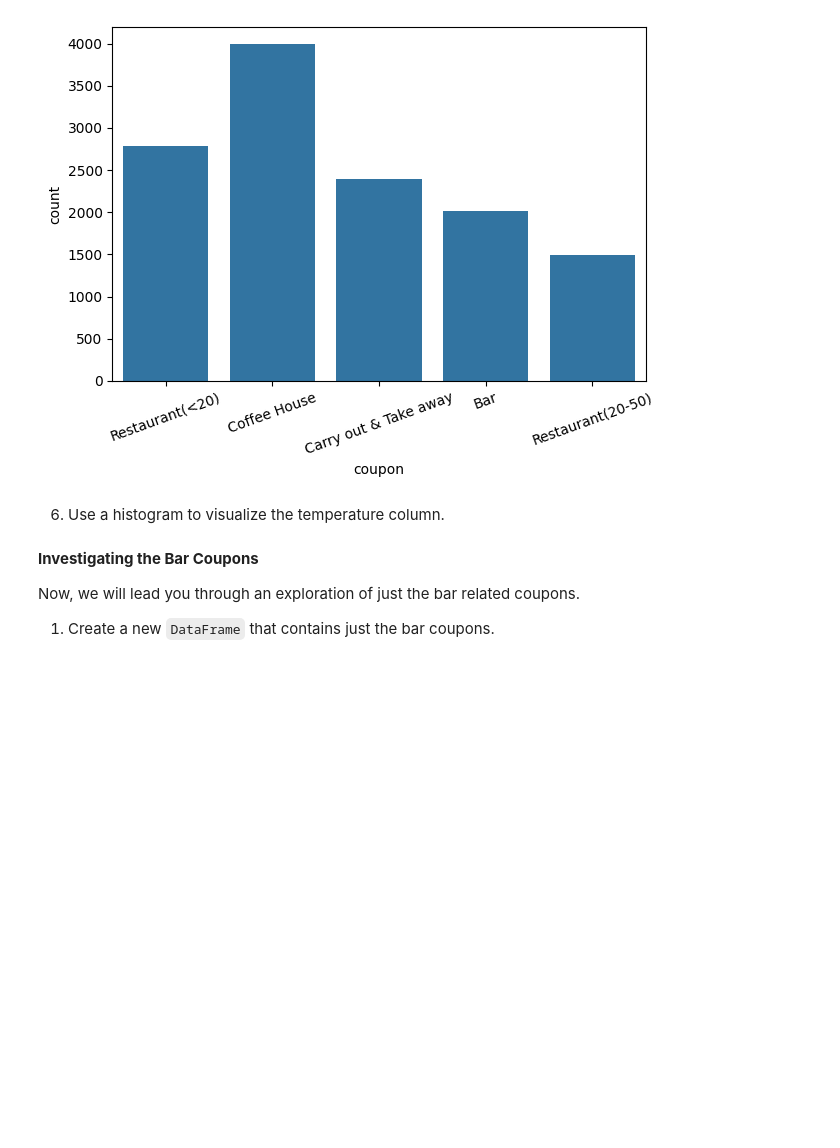
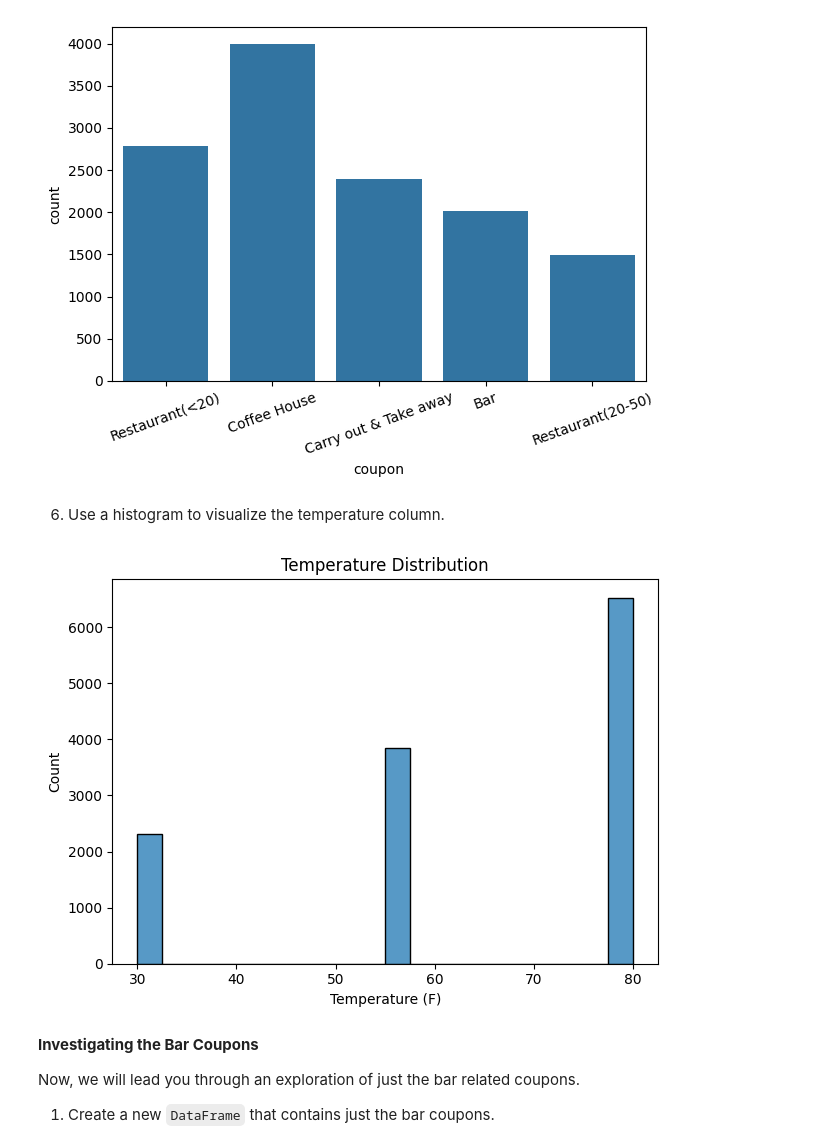
Before and after one commit to asbhat74/assignment5_1_starter, a Jupyter notebook: prompt.ipynb, the cells around one changed output. Cells and saved outputs as stored; diff of their text form; code cells hidden in the pictures; blank space fills up the shorter version.

```diff
--- a/prompt.ipynb
+++ b/prompt.ipynb
@@ -137,6 +137,15 @@ plt.show()
 [figure]
 # %% [markdown]
 6. Use a histogram to visualize the temperature column.
+# %%
+sns.histplot(cleaned_data['temperature'], bins=20)
+plt.title('Temperature Distribution')
+plt.xlabel('Temperature (F)')
+plt.ylabel('Count')
+plt.tight_layout()
+plt.show()
+# %% [output]
+[figure, added]
 # %% [markdown]
 **Investigating the Bar Coupons**
 
```
Also changed, not shown: parts of 4 cells of this notebook.
